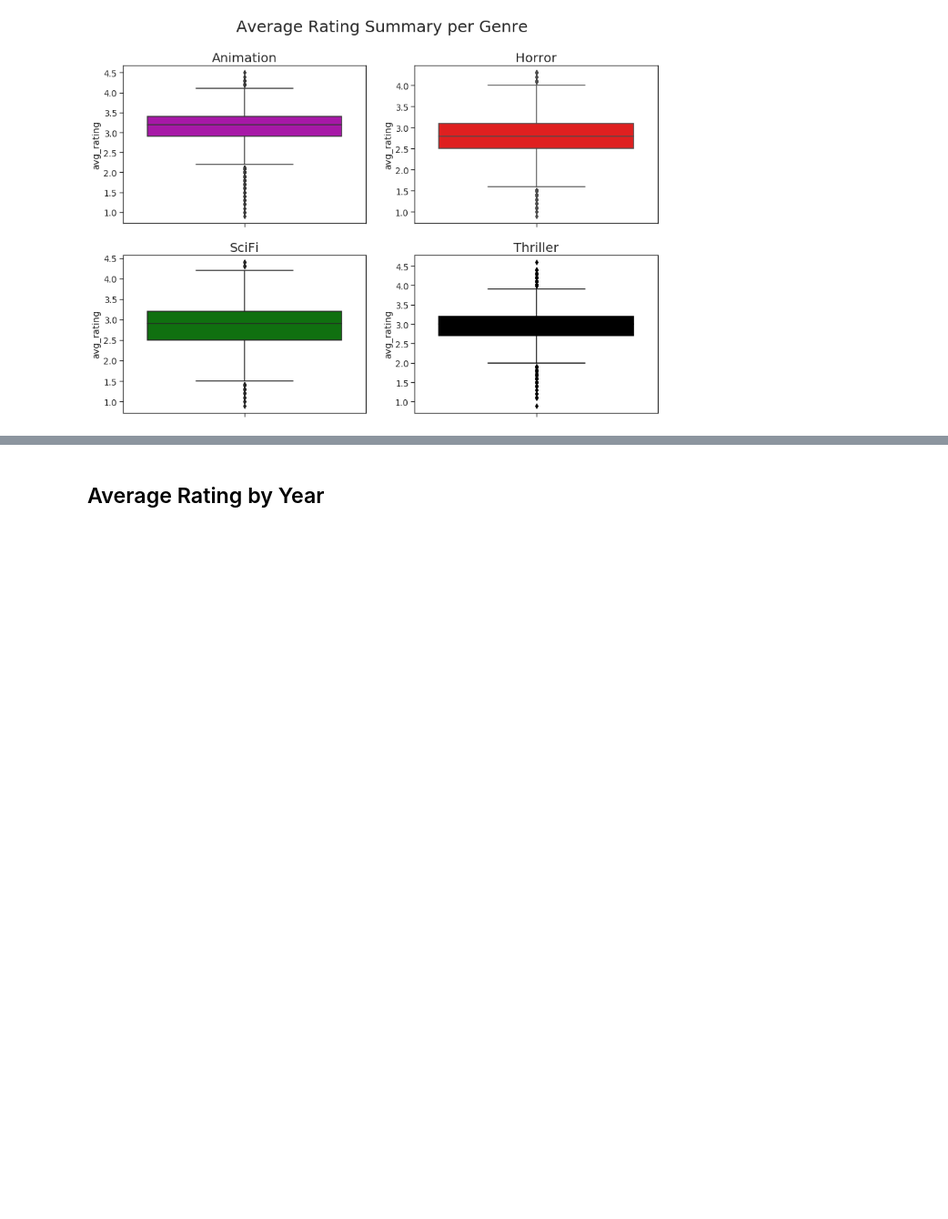
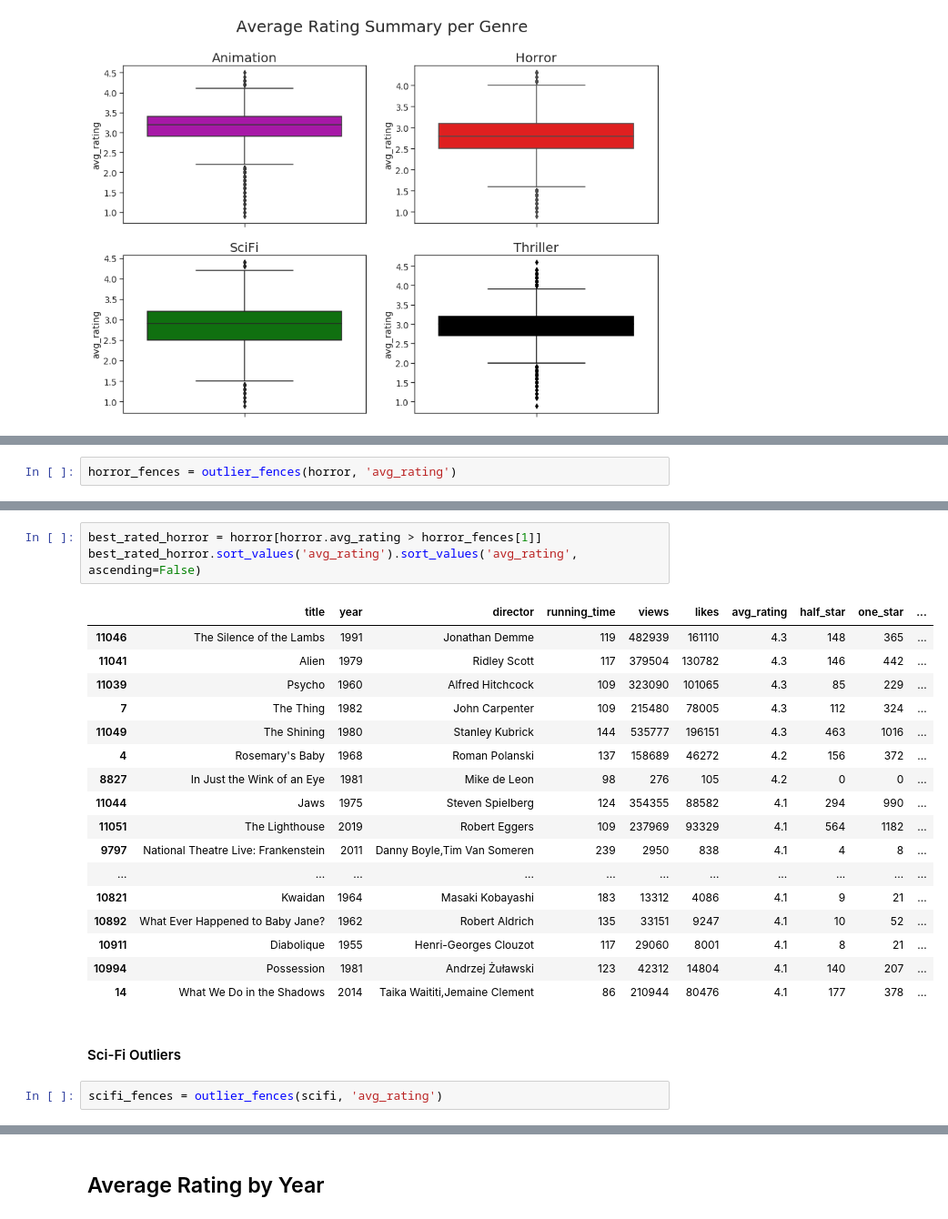
Before and after one commit to andresdha/Letterboxd_Data, a Jupyter notebook: Letterboxd Data Analysis.ipynb, the cells around one changed output, grey strips where cells are left out. Shown at 91% size. Drawn from its saved outputs; the diff is of its cells as text; blank space fills up the shorter version.

```diff
--- a/Letterboxd Data Analysis.ipynb
+++ b/Letterboxd Data Analysis.ipynb
@@ -330,0 +388,2 @@ plt.show()
+# %%
+horror_fences = outlier_fences(horror, 'avg_rating')
@@ -330,0 +400,25 @@ plt.show()
+# %%
+best_rated_horror = horror[horror.avg_rating > horror_fences[1]]
+best_rated_horror.sort_values('avg_rating').sort_values('avg_rating', ascending=False)
+# %% [output]
+|  | title | year | director | running_time | views | likes | avg_rating | half_star | one_star | ... |
+| 11046 | The Silence of the Lambs | 1991 | Jonathan Demme | 119 | 482939 | 161110 | 4.3 | 148 | 365 | ... |
+| 11041 | Alien | 1979 | Ridley Scott | 117 | 379504 | 130782 | 4.3 | 146 | 442 | ... |
+| 11039 | Psycho | 1960 | Alfred Hitchcock | 109 | 323090 | 101065 | 4.3 | 85 | 229 | ... |
+| 7 | The Thing | 1982 | John Carpenter | 109 | 215480 | 78005 | 4.3 | 112 | 324 | ... |
+| 11049 | The Shining | 1980 | Stanley Kubrick | 144 | 535777 | 196151 | 4.3 | 463 | 1016 | ... |
+| 4 | Rosemary's Baby | 1968 | Roman Polanski | 137 | 158689 | 46272 | 4.2 | 156 | 372 | ... |
+| 8827 | In Just the Wink of an Eye | 1981 | Mike de Leon | 98 | 276 | 105 | 4.2 | 0 | 0 | ... |
+| 11044 | Jaws | 1975 | Steven Spielberg | 124 | 354355 | 88582 | 4.1 | 294 | 990 | ... |
+| 11051 | The Lighthouse | 2019 | Robert Eggers | 109 | 237969 | 93329 | 4.1 | 564 | 1182 | ... |
+| 9797 | National Theatre Live: Frankenstein | 2011 | Danny Boyle,Tim Van Someren | 239 | 2950 | 838 | 4.1 | 4 | 8 | ... |
+| ... | ... | ... | ... | ... | ... | ... | ... | ... | ... | ... |
+| 10821 | Kwaidan | 1964 | Masaki Kobayashi | 183 | 13312 | 4086 | 4.1 | 9 | 21 | ... |
+| 10892 | What Ever Happened to Baby Jane? | 1962 | Robert Aldrich | 135 | 33151 | 9247 | 4.1 | 10 | 52 | ... |
+| 10911 | Diabolique | 1955 | Henri-Georges Clouzot | 117 | 29060 | 8001 | 4.1 | 8 | 21 | ... |
+| 10994 | Possession | 1981 | Andrzej Żuławski | 123 | 42312 | 14804 | 4.1 | 140 | 207 | ... |
+| 14 | What We Do in the Shadows | 2014 | Taika Waititi,Jemaine Clement | 86 | 210944 | 80476 | 4.1 | 177 | 378 | ... |
+# %% [markdown]
+#### Sci-Fi Outliers
+# %%
+scifi_fences = outlier_fences(scifi, 'avg_rating')
```
Also changed, not shown: parts of 25 cells of this notebook, 2 other files.
